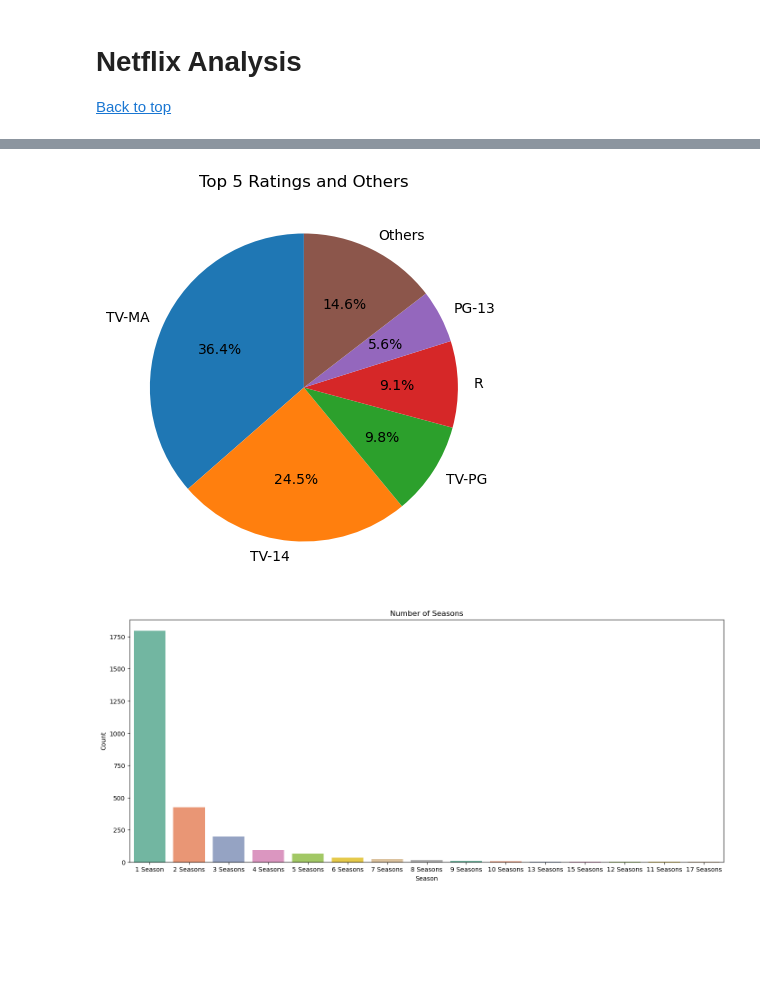
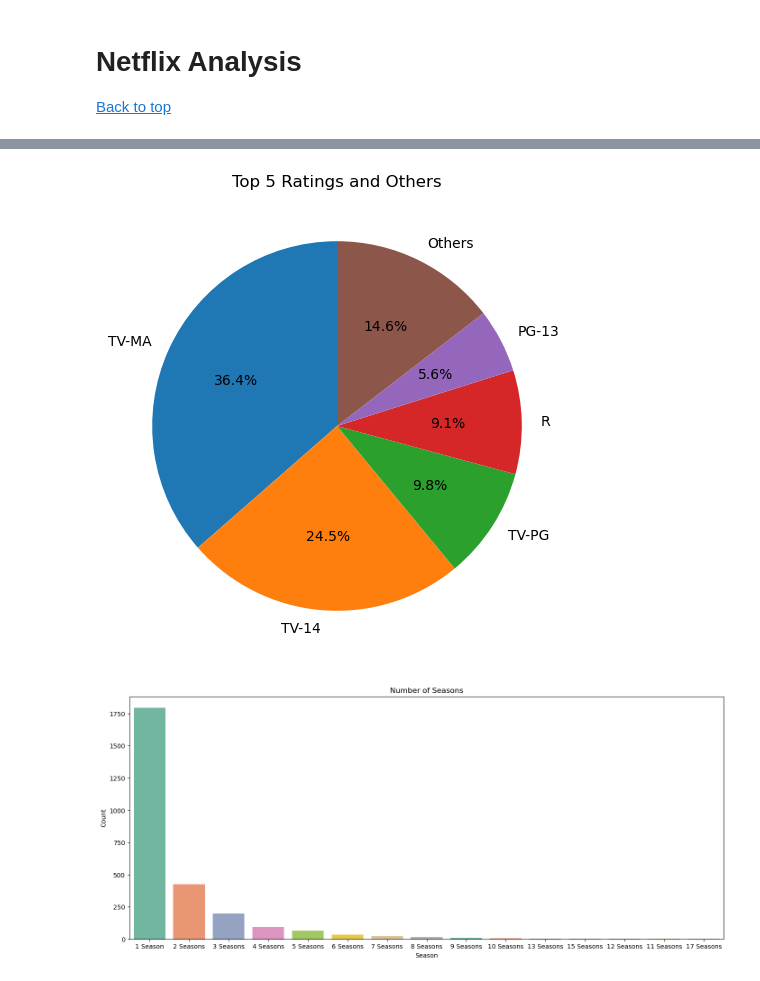
Before and after one commit to Omar-Elnazly/Netflix-Analysis, a Jupyter notebook: main notebook.ipynb, the cells around one changed output, grey strips where cells are left out. Cells and saved outputs as stored; diff of their text form; code cells hidden in the pictures; blank space fills up the shorter version.

```diff
--- a/main notebook.ipynb
+++ b/main notebook.ipynb
@@ -169,13 +194,12 @@ short_movies = netflix_df[netflix_df["type"] == "Short Movie"].copy()
 # %%
-top_5_rating_sum = netflix_df['rating'].value_counts().head(5).sum()
-others_rating_sum = netflix_df['rating'].value_counts().sum()-top_5_rating_sum
-top_5_rating = netflix_df['rating'].value_counts().head(5)
-top_5_rating['Others'] = others_rating_sum
-plt.figure(figsize=(5, 5))
-plt.pie(top_5_rating, labels=top_5_rating.index, autopct='%1.1f%%', startangle=90)
+top_5_ratings = netflix_df['rating'].value_counts().head(5)
+others_count = netflix_df['rating'].value_counts().sum() - top_5_ratings.sum()
+top_5_ratings_with_others = pd.concat([top_5_ratings, pd.Series({'Others': others_count})])
+plt.figure(figsize=(10, 6))
+plt.pie(top_5_ratings_with_others, labels=top_5_ratings_with_others.index, autopct='%1.1f%%', startangle=90)
 plt.title('Top 5 Ratings and Others')
 plt.show()
 # %% [output]
-[figure, old version]
+[figure, new version]
 # %%
 tv_show_seasons = tv_shows['duration'].value_counts()
```
Also changed, not shown: parts of 21 cells of this notebook, 1 other file.
